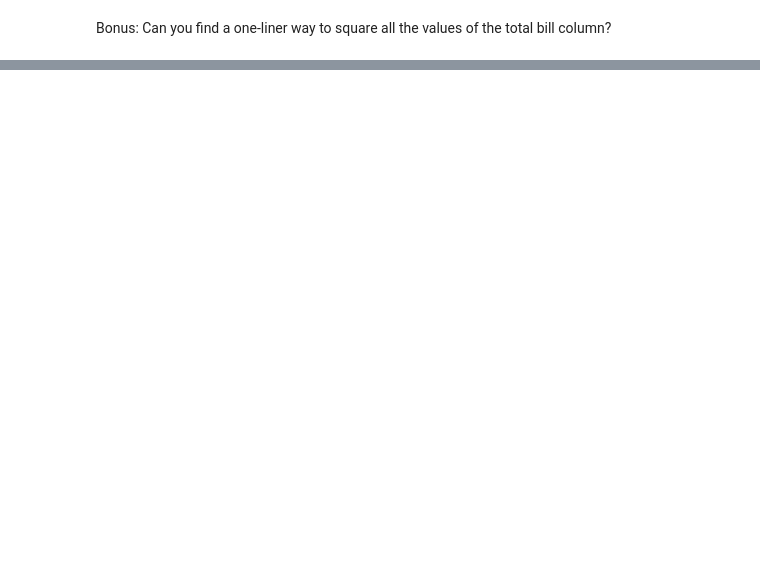
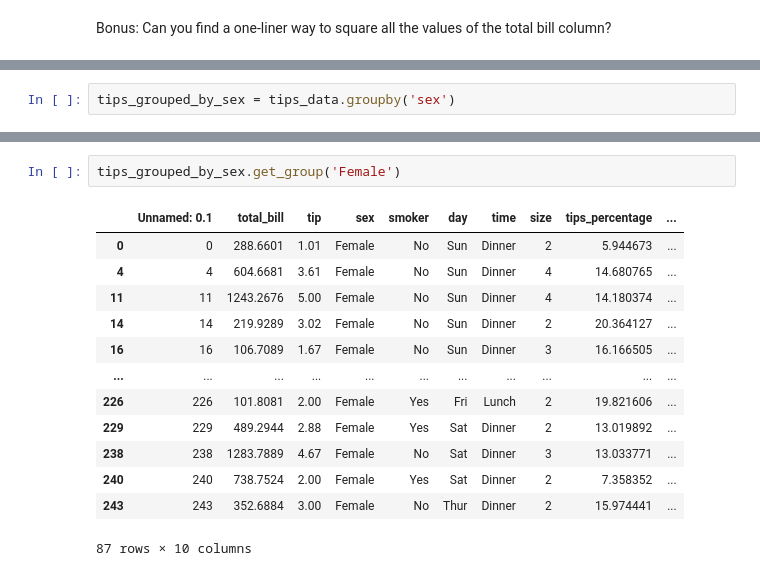
Before and after one commit to Bioinformatics-teaching-UiT/Python_2022, a Jupyter notebook: week2/day2/Pandas_practice.ipynb, the cells around one changed output, grey strips where cells are left out. Drawn from its saved outputs; the diff is of its cells as text; blank space fills up the shorter version.

```diff
--- a/week2/day2/Pandas_practice.ipynb
+++ b/week2/day2/Pandas_practice.ipynb
@@ -16,0 +152,2 @@ Bonus: Can you find a one-liner way to square all the values of the total bill c
+# %%
+tips_grouped_by_sex = tips_data.groupby('sex')
@@ -16,0 +183,16 @@ Bonus: Can you find a one-liner way to square all the values of the total bill c
+# %%
+tips_grouped_by_sex.get_group('Female')
+# %% [output]
+|  | Unnamed: 0.1 | total_bill | tip | sex | smoker | day | time | size | tips_percentage | ... |
+| 0 | 0 | 288.6601 | 1.01 | Female | No | Sun | Dinner | 2 | 5.944673 | ... |
+| 4 | 4 | 604.6681 | 3.61 | Female | No | Sun | Dinner | 4 | 14.680765 | ... |
+| 11 | 11 | 1243.2676 | 5.00 | Female | No | Sun | Dinner | 4 | 14.180374 | ... |
+| 14 | 14 | 219.9289 | 3.02 | Female | No | Sun | Dinner | 2 | 20.364127 | ... |
+| 16 | 16 | 106.7089 | 1.67 | Female | No | Sun | Dinner | 3 | 16.166505 | ... |
+| ... | ... | ... | ... | ... | ... | ... | ... | ... | ... | ... |
+| 226 | 226 | 101.8081 | 2.00 | Female | Yes | Fri | Lunch | 2 | 19.821606 | ... |
+| 229 | 229 | 489.2944 | 2.88 | Female | Yes | Sat | Dinner | 2 | 13.019892 | ... |
+| 238 | 238 | 1283.7889 | 4.67 | Female | No | Sat | Dinner | 3 | 13.033771 | ... |
+| 240 | 240 | 738.7524 | 2.00 | Female | Yes | Sat | Dinner | 2 | 7.358352 | ... |
+| 243 | 243 | 352.6884 | 3.00 | Female | No | Thur | Dinner | 2 | 15.974441 | ... |
+87 rows × 10 columns
```
Also changed, not shown: parts of 17 cells of this notebook.
